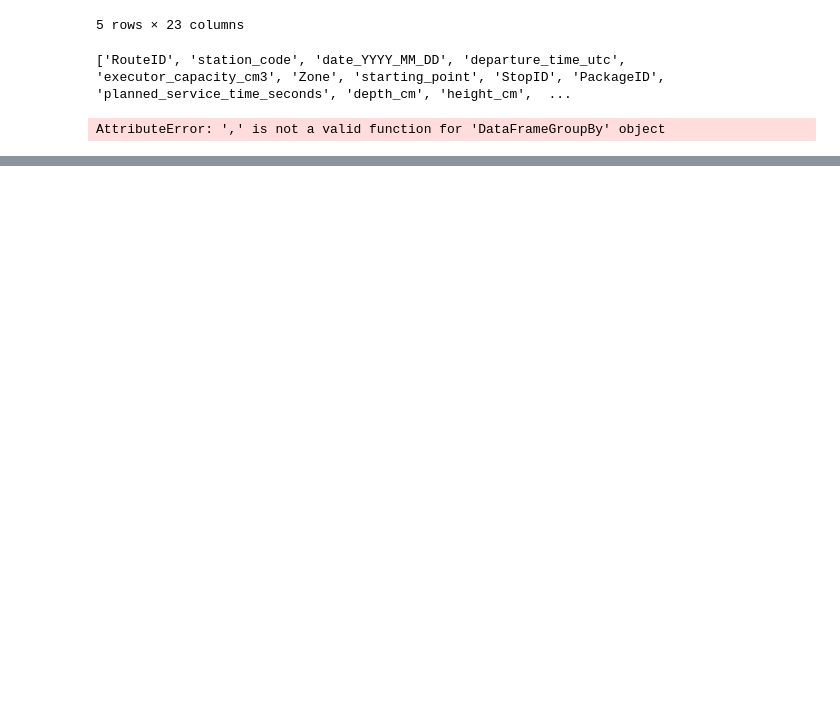
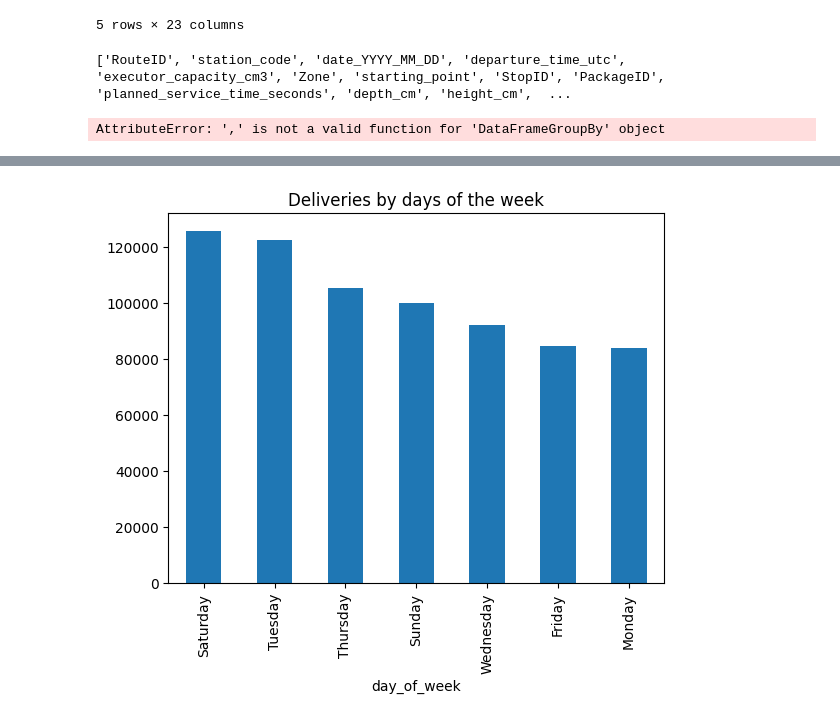
Before and after one commit to pmoros/data-mining-2023-II, a Jupyter notebook: eda/main.ipynb, the cells around one changed output, grey strips where cells are left out. Cells and saved outputs as stored; diff of their text form; code cells hidden in the pictures; blank space fills up the shorter version.

Commit message:
Tabla de frecuencias y tabla de contigencia day_of_week y month

```diff
--- a/eda/main.ipynb
+++ b/eda/main.ipynb
@@ -62,0 +196,5 @@ AttributeError: ',' is not a valid function for 'DataFrameGroupBy' object
+# %%
+plot = combined_dataset['day_of_week'].value_counts().plot(kind='bar',
+                                            title='Deliveries by days of the week')
+# %% [output]
+[figure, added]
```
Also changed, not shown: parts of 22 cells of this notebook, 5 other files.
